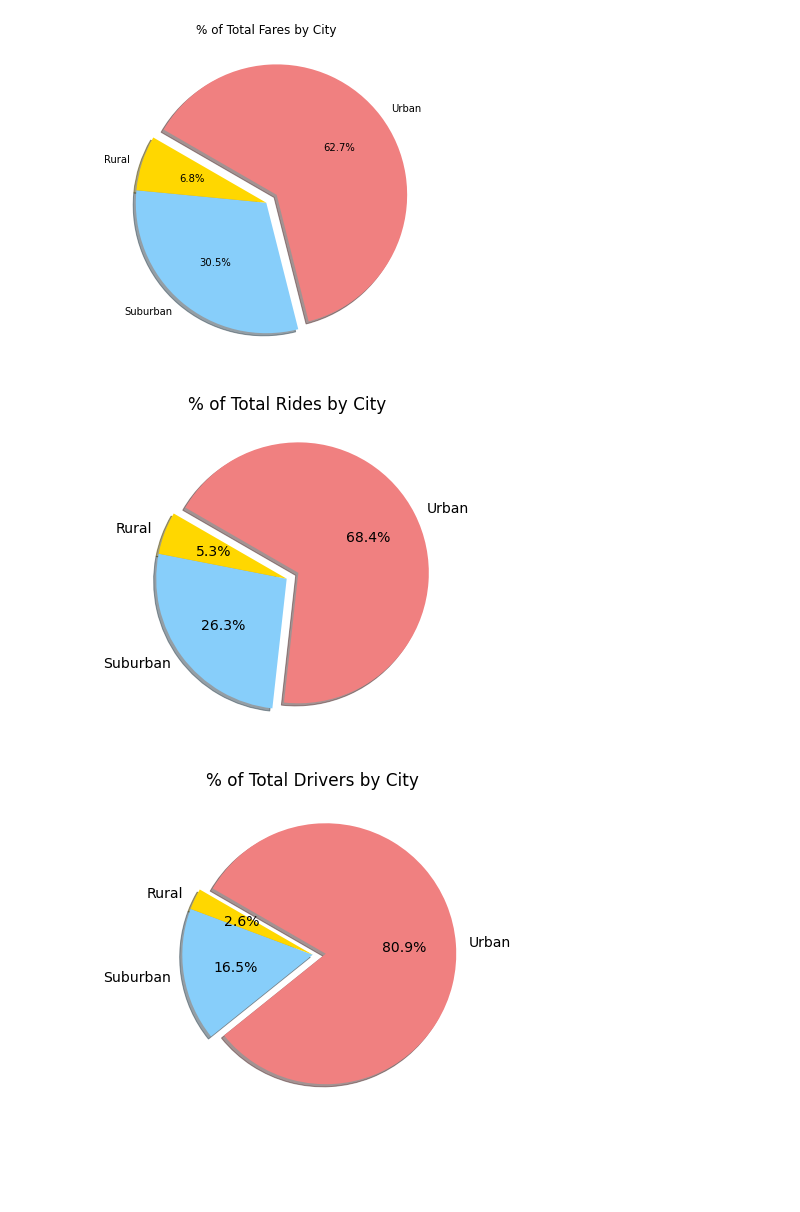
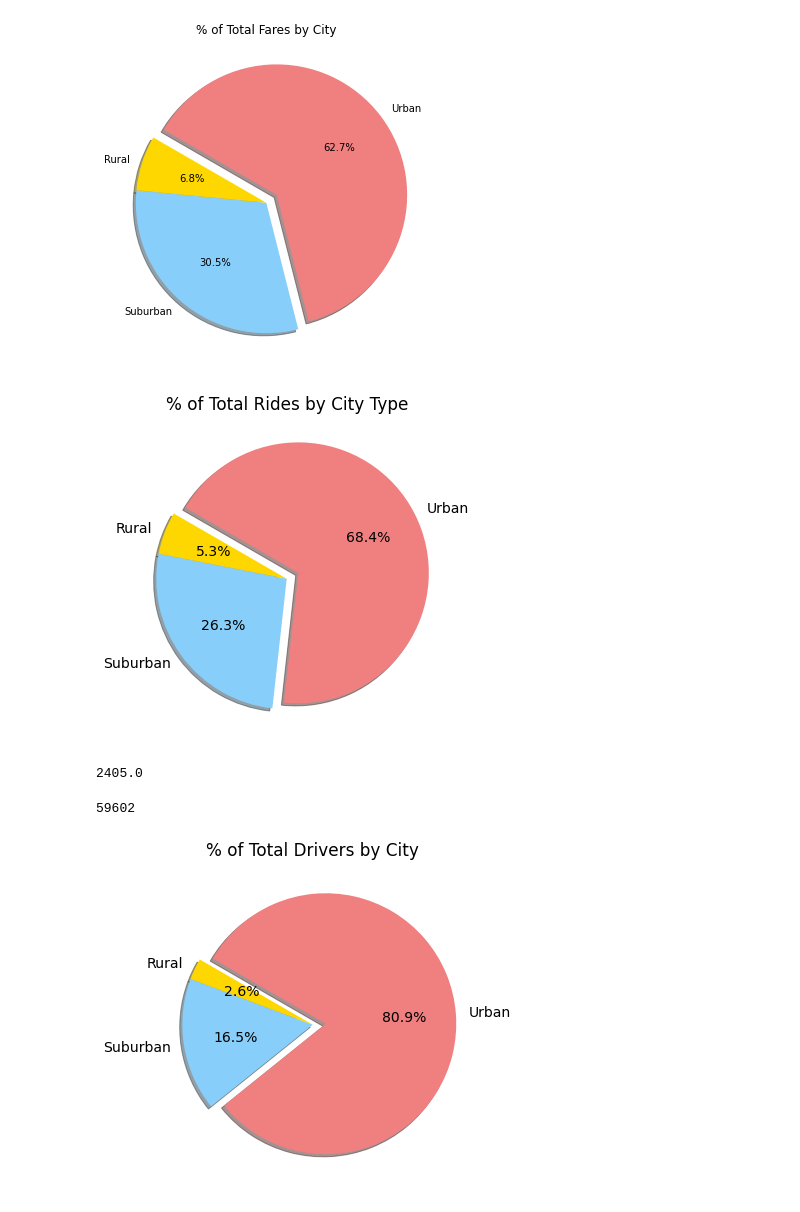
Before and after one commit to DibbleJ/PyBer_Analysis, a Jupyter notebook: PyBer.ipynb, the cells around one changed output. Saved outputs shown, nothing was run; the diff lists cells and outputs as text; code cells hidden in the pictures; blank space fills up the shorter version.

```diff
--- a/PyBer.ipynb
+++ b/PyBer.ipynb
@@ -607,11 +611,23 @@ plt.show()
 # %%
 total_rides = [urban_ride_count.sum(), suburban_ride_count.sum(), rural_ride_count.sum()]
 plt.subplots(figsize=(10,6))
 plt.pie(total_rides, labels = city_types,
         autopct = '%.1f%%', shadow = True,
         explode = explode_type, colors = color_types,
         startangle = 150, counterclock = False,)
-plt.title('% of Total Rides by City')
+plt.title('% of Total Rides by City Type')
+
+# Save Figure
+plt.savefig('analysis/Fig6.png')
+
 plt.show()
 # %% [output]
-[figure, old version]
+[figure, new version]
+# %%
+urban_driver_count.sum()
+# %% [output]
+2405.0
+# %%
+urban_drivers.sum()
+# %% [output]
+59602
```
Also changed, not shown: parts of 3 cells of this notebook, 2 other files.
